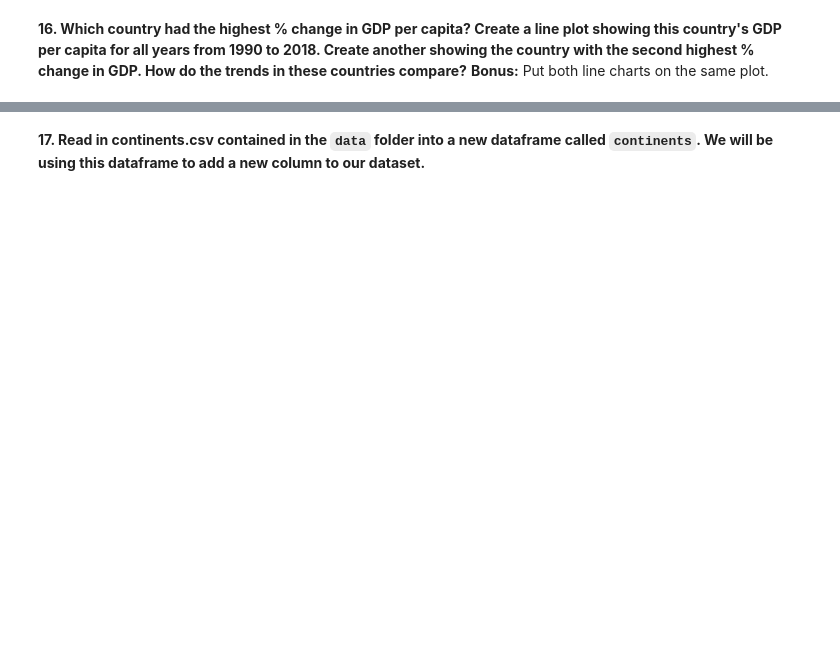
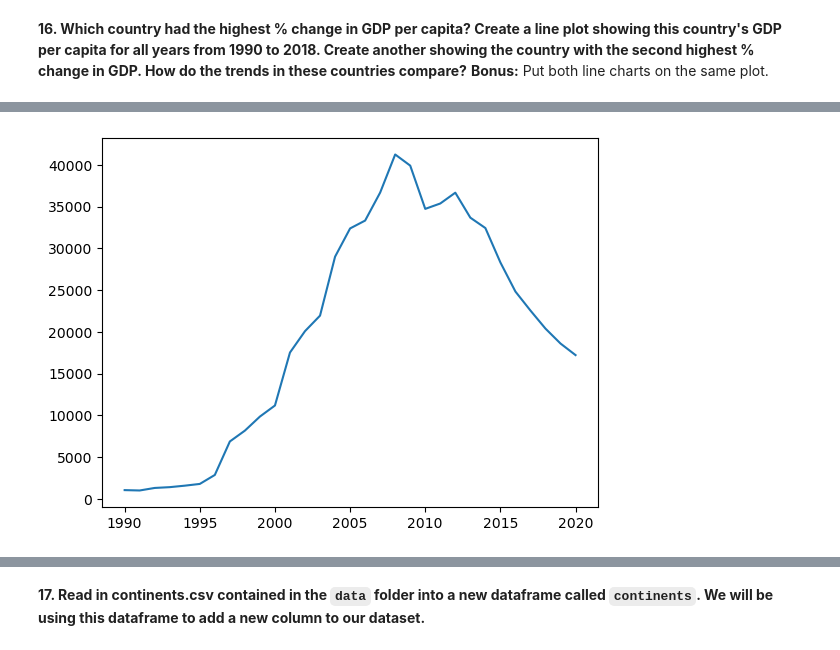
Before and after one commit to KagonDeans/un-exploration-KagonDeans, a Jupyter notebook: notebooks/UN_Data_Exploration.ipynb, the cells around one changed output, grey strips where cells are left out. Drawn from its saved outputs; the diff is of its cells as text; code cells hidden in the pictures; blank space fills up the shorter version.

```diff
--- a/notebooks/UN_Data_Exploration.ipynb
+++ b/notebooks/UN_Data_Exploration.ipynb
@@ -385,0 +415,2 @@ gdp_pivoted
+# %%
+Equatorial_Guinea_gdp = gdp_df[gdp_df['Country'] == 'Equatorial Guinea']
@@ -385,0 +459,9 @@ gdp_pivoted
+# %%
+EG_Years = Equatorial_Guinea_gdp['Year']
+# %%
+EG_GDP_Per_Capita = Equatorial_Guinea_gdp['GDP_Per_Capita']
+# %%
+plt.plot(EG_Years, EG_GDP_Per_Capita)
+plt.show()
+# %% [output]
+[figure, added]
```
Also changed, not shown: parts of 34 cells of this notebook.
